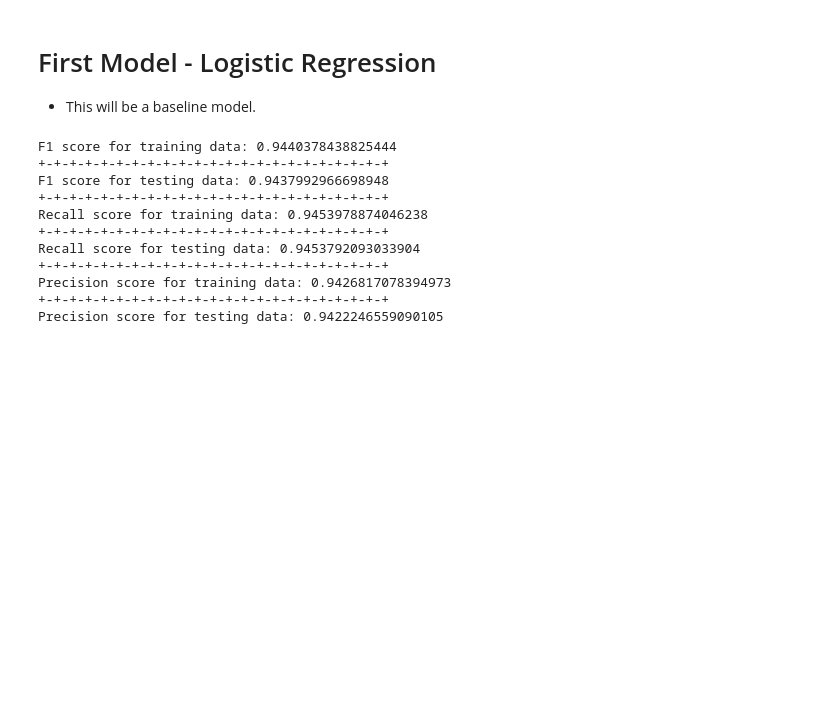
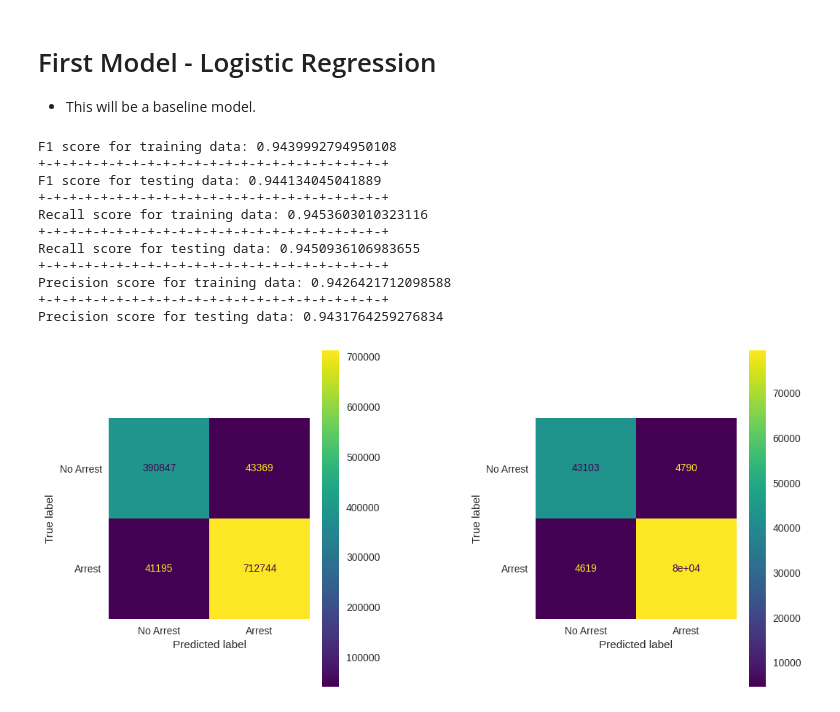
Before and after one commit to robertmbau/Terry_Stops, a Jupyter notebook: terry_stops.ipynb, the cells around one changed output. Cells and saved outputs as stored; diff of their text form; code cells hidden in the pictures; blank space fills up the shorter version.

```diff
--- a/terry_stops.ipynb
+++ b/terry_stops.ipynb
@@ -70,7 +70,7 @@ from imports.functions import *
 %matplotlib inline
 # %%
 # creating a dataframe
-df = pd.read_csv('data/Terry_Stops.csv')
+df = pd.read_csv('drive/MyDrive/project_3/Terry_Stops/Terry_Stops.csv')
 df.head()
 # %% [output]
 |  | Subject Age Group | Subject ID | GO / SC Num | Terry Stop ID | Stop Resolution | Weapon Type | Officer ID | ... |
@@ -426,7 +408,7 @@ df.shape
 (1466859, 14)
 # %%
 # first split
-X_train_first, X_test_first, y_train_first, y_test_first = train_test_split(X, y, test_size=0.25, random_state=42)
+X_train_first, X_test_first, y_train_first, y_test_first = train_test_split(X, y, test_size=0.1, random_state=33)
 # %%
 print(f'Shape of X_train: {X_train_first.shape}')
 print('=========================================')
@@ -438,6 +420,6 @@ Shape of y_train: (1100144,)
 # %%
 # second split
-X_train_second, X_test_second, y_train_second, y_test_second = train_test_split(X_train_first, y_train_first, test_size=0.25, random_state=42)
+X_train_second, X_test_second, y_train_second, y_test_second = train_test_split(X_train_first, y_train_first, test_size=0.1, random_state=33)
 # %%
 print(f'Shape of X_train: {X_train_second.shape}')
 print('=========================================')
@@ -469,20 +445,24 @@ logreg = LogisticRegression(random_state=42)
 first_model = logreg.fit(X_train_ohe, y_train_second)
 # %%
 # generating predictions
-y_hat_train = logreg.predict(X_train_ohe)
-y_hat_test = logreg.predict(X_test_ohe)
+y_hat_train1 = logreg.predict(X_train_ohe)
+y_hat_test1 = logreg.predict(X_test_ohe)
 # %%
 # checking scores
-calc_scores(y_train_second, y_hat_train, y_test_second, y_hat_test)
+calc_scores(y_train_second, y_hat_train1, y_test_second, y_hat_test1)
 # %% [output]
-F1 score for training data: 0.9440378438825444
+F1 score for training data: 0.9439992794950108
 +-+-+-+-+-+-+-+-+-+-+-+-+-+-+-+-+-+-+-+-+-+-+
-F1 score for testing data: 0.9437992966698948
+F1 score for testing data: 0.944134045041889
 +-+-+-+-+-+-+-+-+-+-+-+-+-+-+-+-+-+-+-+-+-+-+
-Recall score for training data: 0.9453978874046238
+Recall score for training data: 0.9453603010323116
 +-+-+-+-+-+-+-+-+-+-+-+-+-+-+-+-+-+-+-+-+-+-+
-Recall score for testing data: 0.9453792093033904
+Recall score for testing data: 0.9450936106983655
 +-+-+-+-+-+-+-+-+-+-+-+-+-+-+-+-+-+-+-+-+-+-+
-Precision score for training data: 0.9426817078394973
+Precision score for training data: 0.9426421712098588
 +-+-+-+-+-+-+-+-+-+-+-+-+-+-+-+-+-+-+-+-+-+-+
-Precision score for testing data: 0.9422246559090105
+Precision score for testing data: 0.9431764259276834
+# %%
+plot_cm(y_train_second, y_hat_train1, y_test_second, y_hat_test1)
+# %% [output]
+[figure, added]
```
Also changed, not shown: parts of 28 cells of this notebook.
